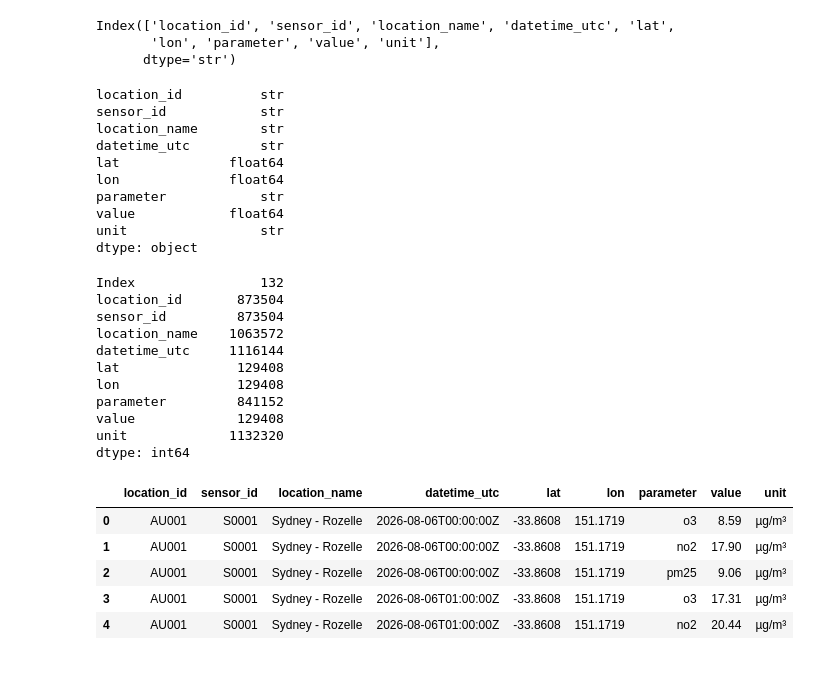
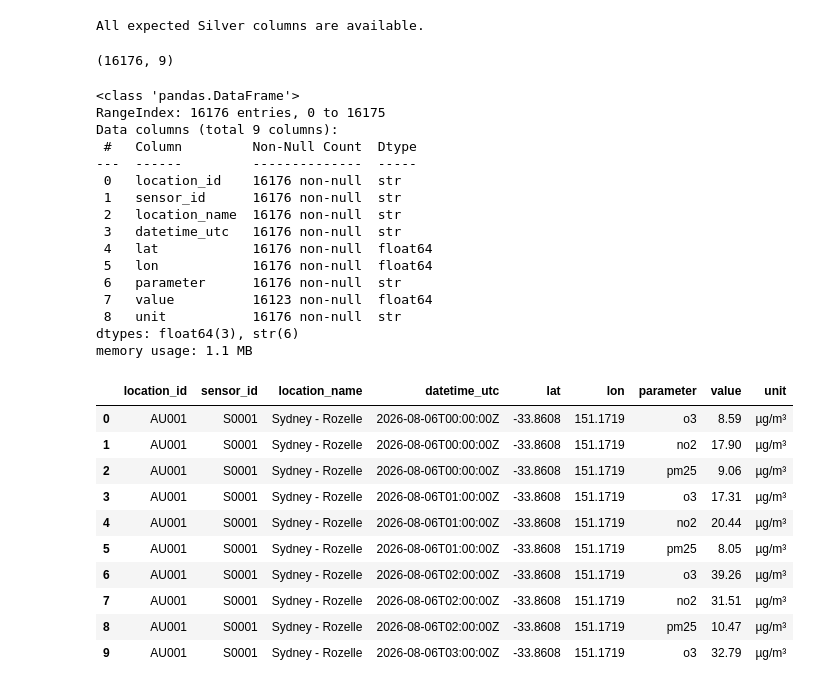
Before and after one commit to shahsandesh30/DataGuard, a Jupyter notebook: notebooks/layer2/silver_data_eda.ipynb, the cells around one changed output. Saved outputs shown, nothing was run; the diff lists cells and outputs as text; code cells hidden in the pictures.

Commit message:
silver data eda done

```diff
--- a/notebooks/layer2/silver_data_eda.ipynb
+++ b/notebooks/layer2/silver_data_eda.ipynb
@@ -2,3 +2,12 @@
 import pandas as pd
 import numpy as np
 import matplotlib.pyplot as plt
+import seaborn as sns
+
+import warnings
+warnings.filterwarnings("ignore")
+
+sns.set_theme(style="whitegrid")
+
+pd.set_option("display.max_columns", None)
+pd.set_option("display.max_rows", 100)
@@ -13,43 +42,49 @@ df.shape
 # %%
-df.columns
+# Check whether all expected columns are available
+
+missing_columns = set(SILVER_COLUMNS) - set(df.columns)
+
+if missing_columns:
+    print("Missing columns:", missing_columns)
+else:
+    print("All expected Silver columns are available.")
 # %% [output]
-Index(['location_id', 'sensor_id', 'location_name', 'datetime_utc', 'lat',
-       'lon', 'parameter', 'value', 'unit'],
-      dtype='str')
+All expected Silver columns are available.
 # %%
-df.dtypes
+df.shape
 # %% [output]
-location_id          str
-sensor_id            str
-location_name        str
-datetime_utc         str
-lat              float64
-lon              float64
-parameter            str
-value            float64
-unit                 str
-dtype: object
+(16176, 9)
 # %%
-df.memory_usage(deep=True)
+df.info()
 # %% [output]
-Index                132
-location_id       873504
-sensor_id         873504
-location_name    1063572
-datetime_utc     1116144
-lat               129408
-lon               129408
-parameter         841152
-value             129408
-unit             1132320
-dtype: int64
+<class 'pandas.DataFrame'>
+RangeIndex: 16176 entries, 0 to 16175
+Data columns (total 9 columns):
+ #   Column         Non-Null Count  Dtype
+---  ------         --------------  -----
+ 0   location_id    16176 non-null  str
+ 1   sensor_id      16176 non-null  str
+ 2   location_name  16176 non-null  str
+ 3   datetime_utc   16176 non-null  str
+ 4   lat            16176 non-null  float64
+ 5   lon            16176 non-null  float64
+ 6   parameter      16176 non-null  str
+ 7   value          16123 non-null  float64
+ 8   unit           16176 non-null  str
+dtypes: float64(3), str(6)
+memory usage: 1.1 MB
 # %%
-df.head()
+df.head(10)
 # %% [output]
 |  | location_id | sensor_id | location_name | datetime_utc | lat | lon | parameter | value | unit |
 | 0 | AU001 | S0001 | Sydney - Rozelle | 2026-08-06T00:00:00Z | -33.8608 | 151.1719 | o3 | 8.59 | µg/m³ |
 | 1 | AU001 | S0001 | Sydney - Rozelle | 2026-08-06T00:00:00Z | -33.8608 | 151.1719 | no2 | 17.90 | µg/m³ |
 | 2 | AU001 | S0001 | Sydney - Rozelle | 2026-08-06T00:00:00Z | -33.8608 | 151.1719 | pm25 | 9.06 | µg/m³ |
 | 3 | AU001 | S0001 | Sydney - Rozelle | 2026-08-06T01:00:00Z | -33.8608 | 151.1719 | o3 | 17.31 | µg/m³ |
 | 4 | AU001 | S0001 | Sydney - Rozelle | 2026-08-06T01:00:00Z | -33.8608 | 151.1719 | no2 | 20.44 | µg/m³ |
+| 5 | AU001 | S0001 | Sydney - Rozelle | 2026-08-06T01:00:00Z | -33.8608 | 151.1719 | pm25 | 8.05 | µg/m³ |
+| 6 | AU001 | S0001 | Sydney - Rozelle | 2026-08-06T02:00:00Z | -33.8608 | 151.1719 | o3 | 39.26 | µg/m³ |
+| 7 | AU001 | S0001 | Sydney - Rozelle | 2026-08-06T02:00:00Z | -33.8608 | 151.1719 | no2 | 31.51 | µg/m³ |
+| 8 | AU001 | S0001 | Sydney - Rozelle | 2026-08-06T02:00:00Z | -33.8608 | 151.1719 | pm25 | 10.47 | µg/m³ |
+| 9 | AU001 | S0001 | Sydney - Rozelle | 2026-08-06T03:00:00Z | -33.8608 | 151.1719 | o3 | 32.79 | µg/m³ |
 # %%
```
Also changed, not shown: parts of 43 cells of this notebook.
